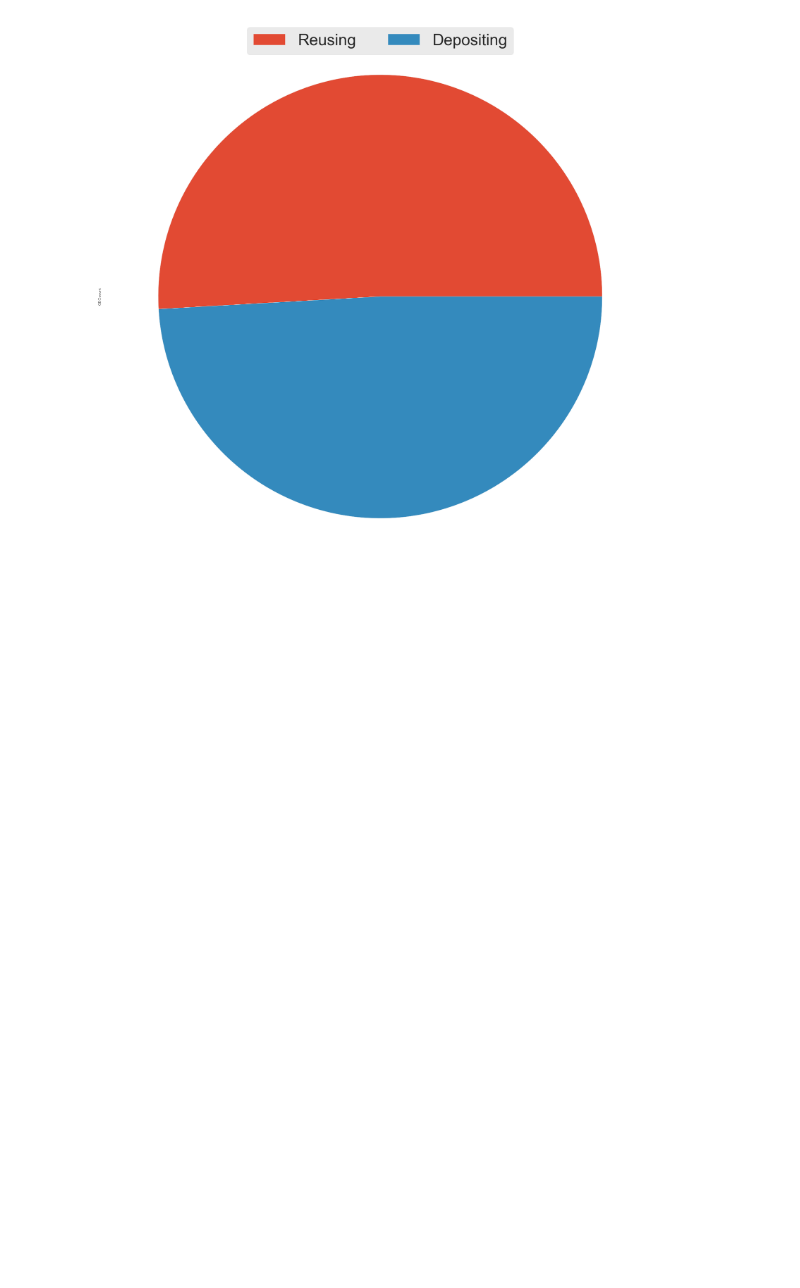
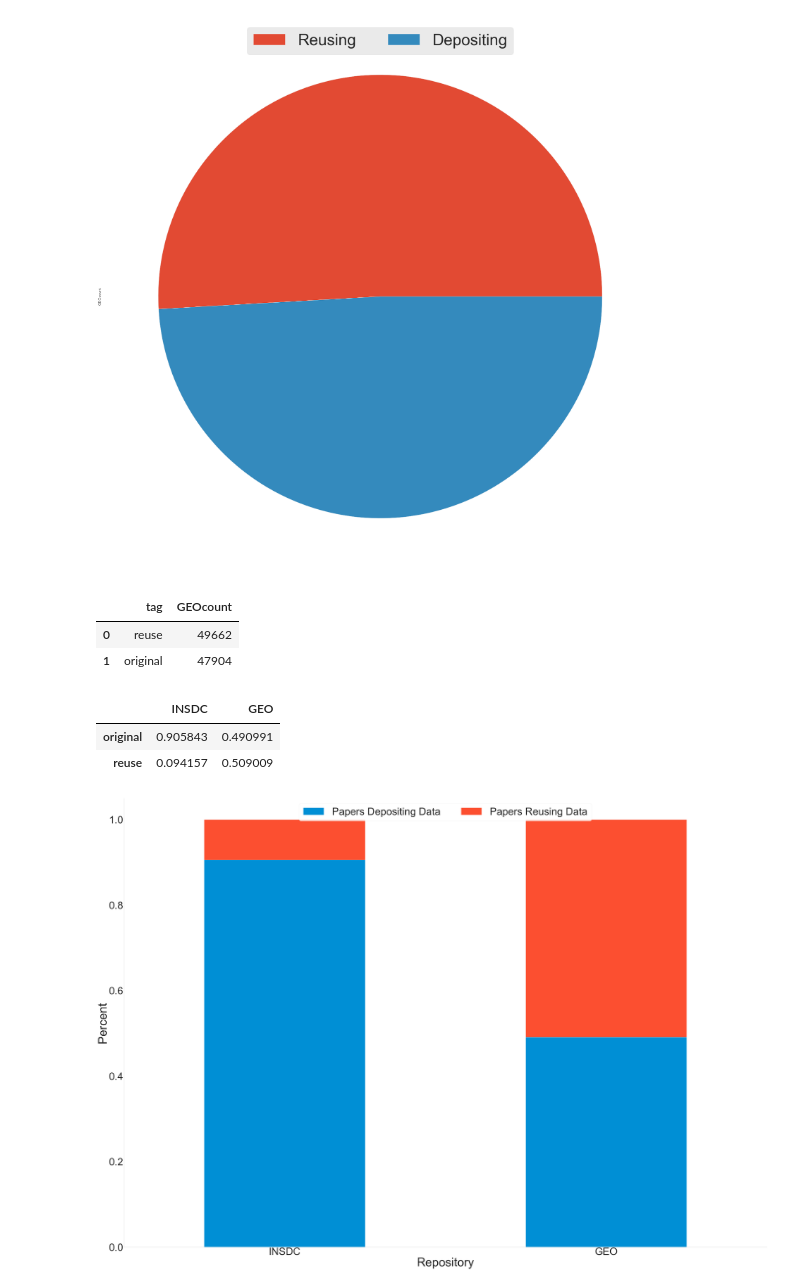
Before and after one commit to smangul1/data_reusability, a Jupyter notebook: jupyter_notebooks/OGvsReuseFigures.ipynb, the cells around one changed output. Drawn from its saved outputs; the diff is of its cells as text; code cells hidden in the pictures; blank space fills up the shorter version.

Commit message:
updated OG stats notebook, new figure

```diff
--- a/jupyter_notebooks/OGvsReuseFigures.ipynb
+++ b/jupyter_notebooks/OGvsReuseFigures.ipynb
@@ -7,7 +7,7 @@ import pandas as pd
 import seaborn as sns
 # %%
 # read in the data
-df = pd.read_csv('OGstats_splitSRAGEO.csv')
+df = pd.read_csv('../data_tables/OGstats_splitSRAGEO.csv')
 totals = df.sum(axis=1)
 df.insert(1, "Total", totals, True)
 df
@@ -166,3 +173,51 @@ No handles with labels found to put in legend.
 No handles with labels found to put in legend.
 [figure]
 [figure]
+# %%
+dfSRA_pie
+dfGEO_pie
+# %% [output]
+|  | tag | GEOcount |
+| 0 | reuse | 49662 |
+| 1 | original | 47904 |
+# %%
+totSRA = dfSRA_pie.SRAcount.sum()
+totGEO = dfGEO_pie.GEOcount.sum()
+
+idx = ('original', 'reuse')
+
+df_bar = pd.DataFrame(data = {
+    'INSDC':[dfSRA_pie.SRAcount[1]/totSRA, dfSRA_pie.SRAcount[0]/totSRA],
+    'GEO':[dfGEO_pie.GEOcount[1]/totGEO, dfGEO_pie.GEOcount[0]/totGEO]}, index = idx)
+
+df_bar
+# %% [output]
+|  | INSDC | GEO |
+| original | 0.905843 | 0.490991 |
+| reuse | 0.094157 | 0.509009 |
+# %%
+# set global aesthetics
+sns.set(style = 'whitegrid')
+plt.style.use(['fivethirtyeight', 'seaborn-whitegrid'])
+
+# create axis object
+axBar = df_bar.T.plot(kind='bar', stacked=True, figsize=(60,45))
+
+# fine tune font sizes
+axBar.tick_params(labelsize=60)
+plt.xticks(rotation=0)
+sns.despine()
+axBar.grid(False)
+
+# create legend and axis labels
+axBar.legend(loc='upper center', ncol = 2, prop={'size': 60}, labels=['Papers Depositing Data', 'Papers Reusing Data'], frameon=True)
+axBar.set_xlabel("Repository", fontsize=70)
+axBar.set_ylabel("Percent", fontsize=70)
+
+# save to .png
+fig = axBar.get_figure()
+
+# save to .png
+fig.savefig('sraGeoReuseBars.png', dpi = 200, bbox_inches = 'tight', transparent = True)
+# %% [output]
+[figure, added]
```
Also changed, not shown: parts of 3 cells of this notebook, 3 other files.
